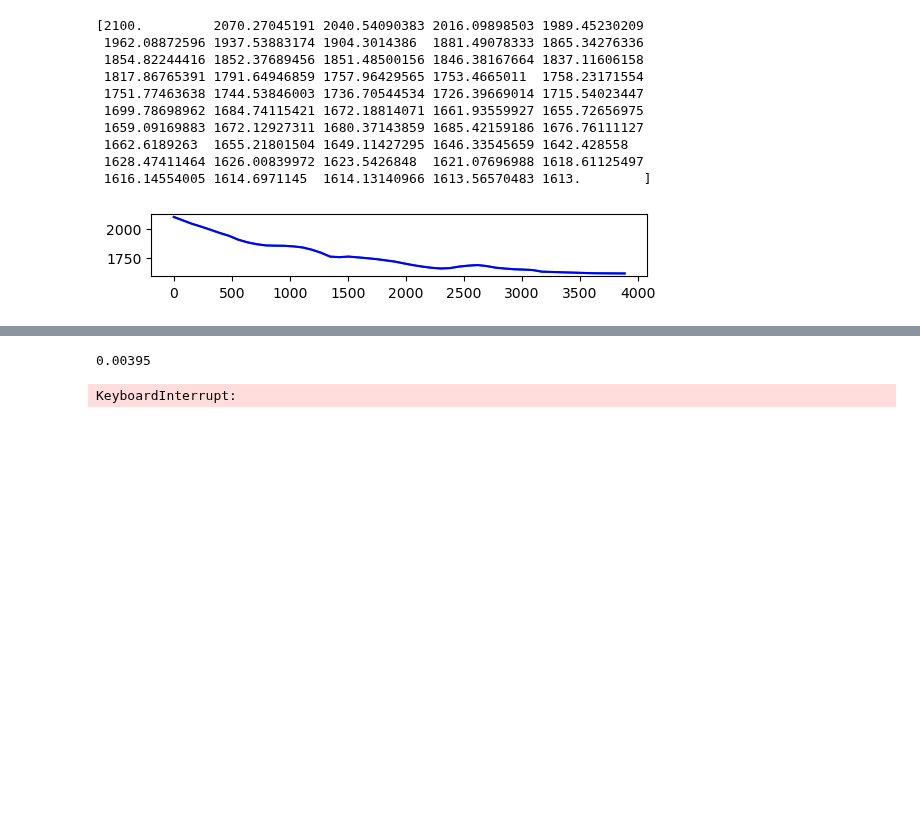
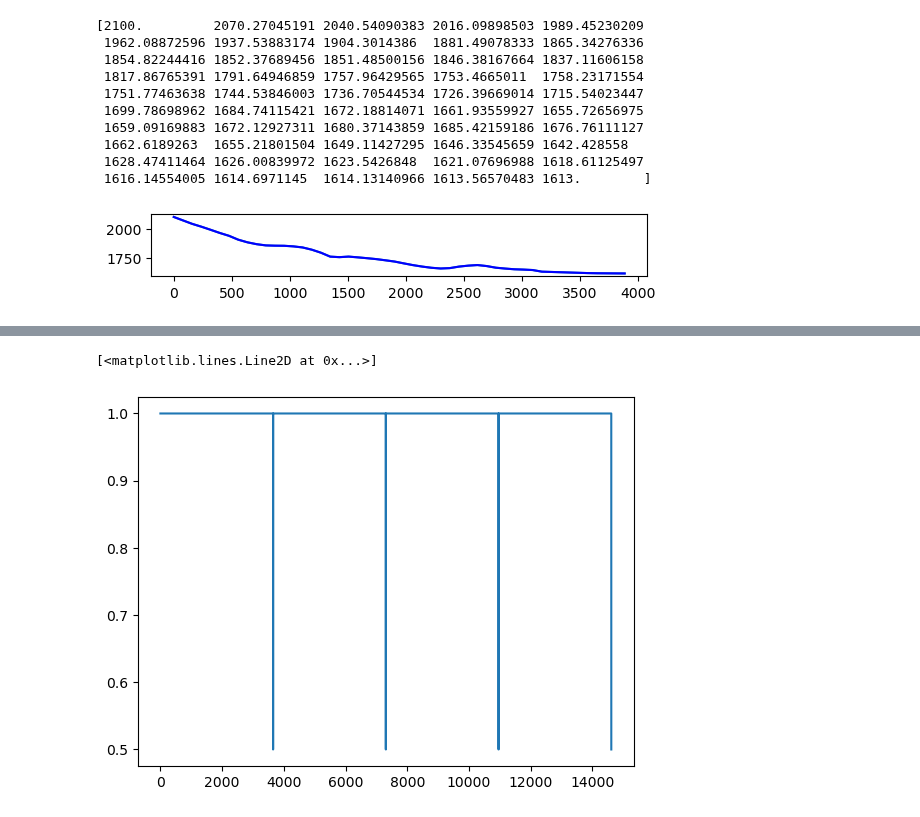
Before and after one commit to kstone3/Senior-Thesis, a Jupyter notebook: SIA/SIA-Mass-Balance-model.ipynb, the cells around one changed output, grey strips where cells are left out. Saved outputs shown, nothing was run; the diff lists cells and outputs as text; code cells hidden in the pictures; blank space fills up the shorter version.

```diff
--- a/SIA/SIA-Mass-Balance-model.ipynb
+++ b/SIA/SIA-Mass-Balance-model.ipynb
@@ -270,30 +328,32 @@ DONE
+# %%
+plt.plot(model.timestep_list)
+# %% [output]
+[<matplotlib.lines.Line2D at 0x...>]
+[figure, added]
 # %%
-ela = 1880
-time = 1000
-save = 1000
-gamma =0.00395
-precision = 0.000001
-upper_bound=0.00396
+# ela = 1880
+# time = 1000
+# save = 1000
+# gamma =0.00395
+# precision = 0.000001
+# upper_bound=0.00396
 
-while precision >= 1e-7:
-    gamma_list = np.arange(gamma, upper_bound+precision, precision)
-    for i in gamma_list:
-        print(i)
-        model = glacierSim(ela=ela, time=time, save=save, gamma=i)
-        anim = FuncAnimation(fig, model.run_model, model.frames, init_func=model.init(ax, ela=ela, time=time, save=save, gamma=i), blit=False, repeat=False)
-        vid = HTML(anim.to_jshtml())
-        # display(vid)
-        if 3626 <= model.glacier_extent <= 3646:
-            print("Final gamma: ", i)
-            precision /= 10
-            gamma = i - precision
-            break
-        if model.glacier_extent > 3656:
-            print('Extent overreached, ending')
-            precision /= 10
-            gamma = i - precision
-            upper_bound=gamma
-            break
+# while precision >= 1e-7:
+#     gamma_list = np.arange(gamma, upper_bound+precision, precision)
+#     for i in gamma_list:
+#         print(i)
+#         model = glacierSim(ela=ela, time=time, save=save, gamma=i)
+#         anim = FuncAnimation(fig, model.run_model, model.frames, init_func=model.init(ax, ela=ela, time=time, save=save, gamma=i), blit=False, repeat=False)
+#         vid = HTML(anim.to_jshtml())
+#         # display(vid)
+#         if 3626 <= model.glacier_extent <= 3646:
+#             print("Final gamma: ", i)
+#             precision /= 10
+#             gamma = i - precision
+#             break
+#         if model.glacier_extent > 3656:
+#             print('Extent overreached, ending')
+#             precision /= 10
+#             gamma = i - precision
+#             upper_bound=gamma
+#             break
-# %% [output]
-0.00395
-KeyboardInterrupt:
```
Also changed, not shown: parts of 8 cells of this notebook, 4 other files.
